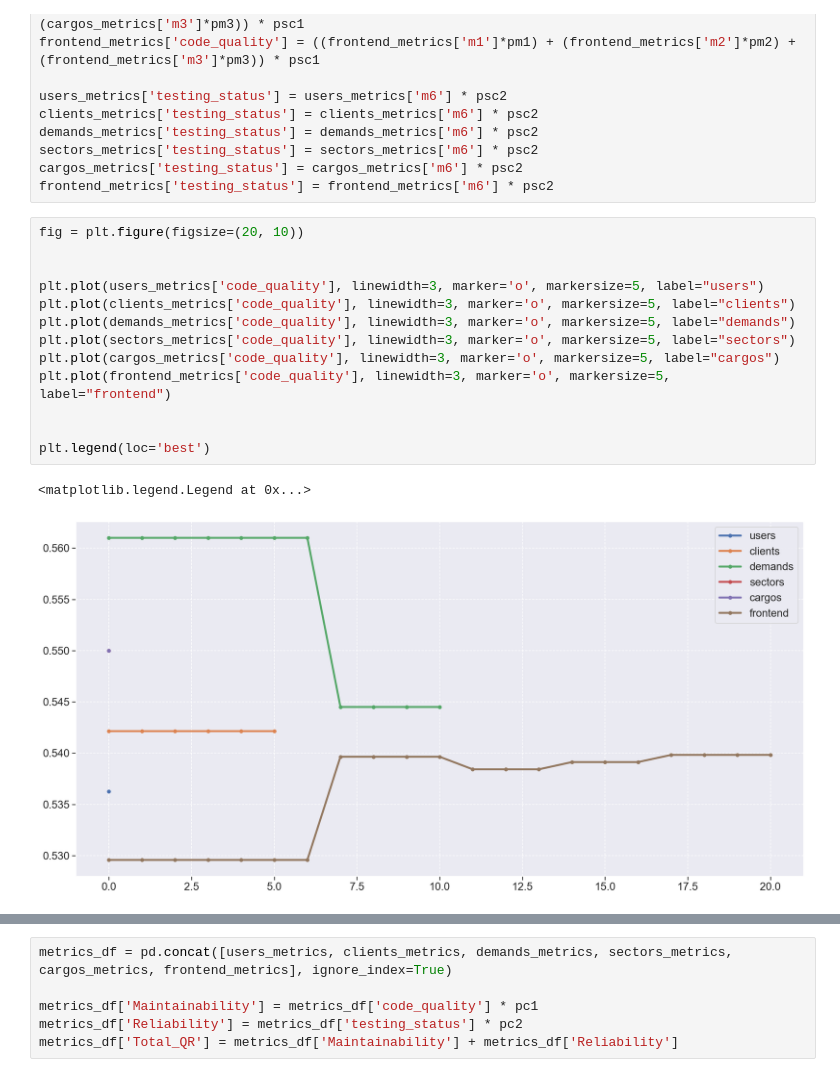
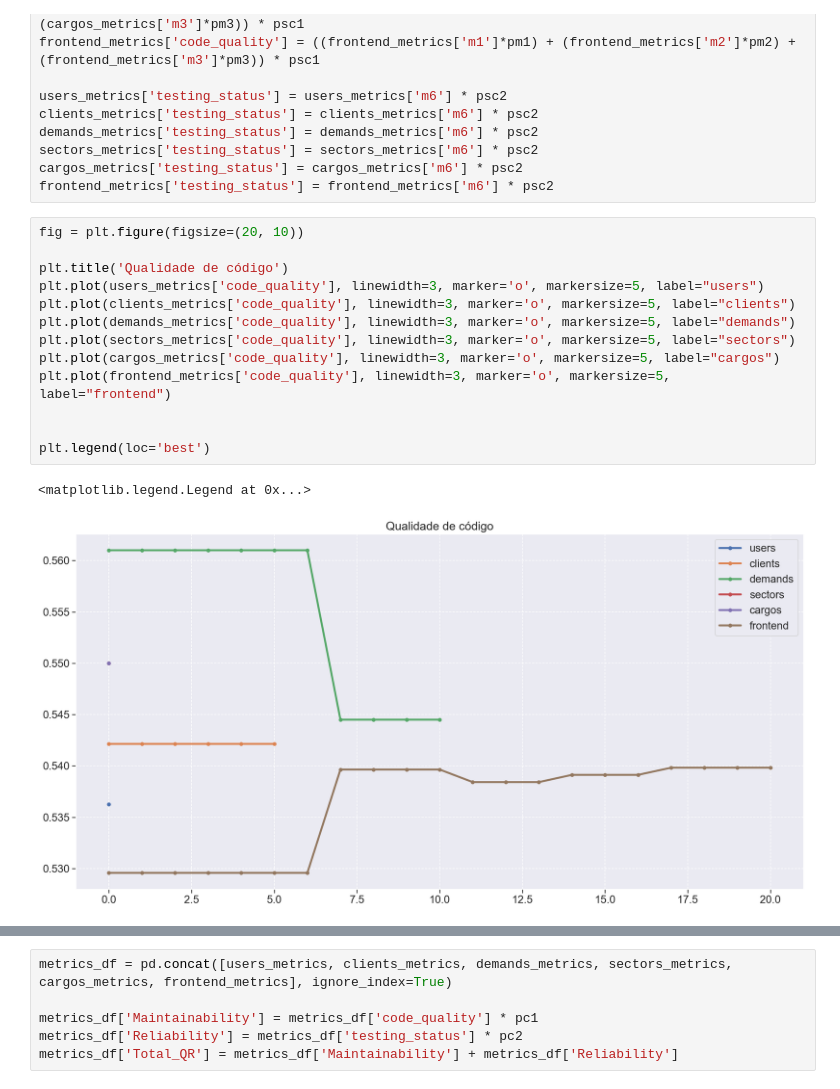
Before and after one commit to DITGO/2021-2-SiGeD-Doc, a Jupyter notebook: Analytics/analytics.ipynb, the cells around one changed output, grey strips where cells are left out. Cells and saved outputs as stored; diff of their text form.

```diff
--- a/Analytics/analytics.ipynb
+++ b/Analytics/analytics.ipynb
@@ -484,19 +484,19 @@ frontend_metrics['testing_status'] = frontend_metrics['m6'] * psc2
 # %%
 fig = plt.figure(figsize=(20, 10))
 
-
+plt.title('Qualidade de código')
 plt.plot(users_metrics['code_quality'], linewidth=3, marker='o', markersize=5, label="users")
 plt.plot(clients_metrics['code_quality'], linewidth=3, marker='o', markersize=5, label="clients")
 plt.plot(demands_metrics['code_quality'], linewidth=3, marker='o', markersize=5, label="demands")
 plt.plot(sectors_metrics['code_quality'], linewidth=3, marker='o', markersize=5, label="sectors")
 plt.plot(cargos_metrics['code_quality'], linewidth=3, marker='o', markersize=5, label="cargos")
 plt.plot(frontend_metrics['code_quality'], linewidth=3, marker='o', markersize=5, label="frontend")
 
 
 plt.legend(loc='best')
 # %% [output]
 <matplotlib.legend.Legend at 0x...>
-[figure, old version]
+[figure, new version]
 # %%
 fig = plt.figure(figsize=(20, 10))
 
```
Also changed, not shown: parts of 7 cells of this notebook.
